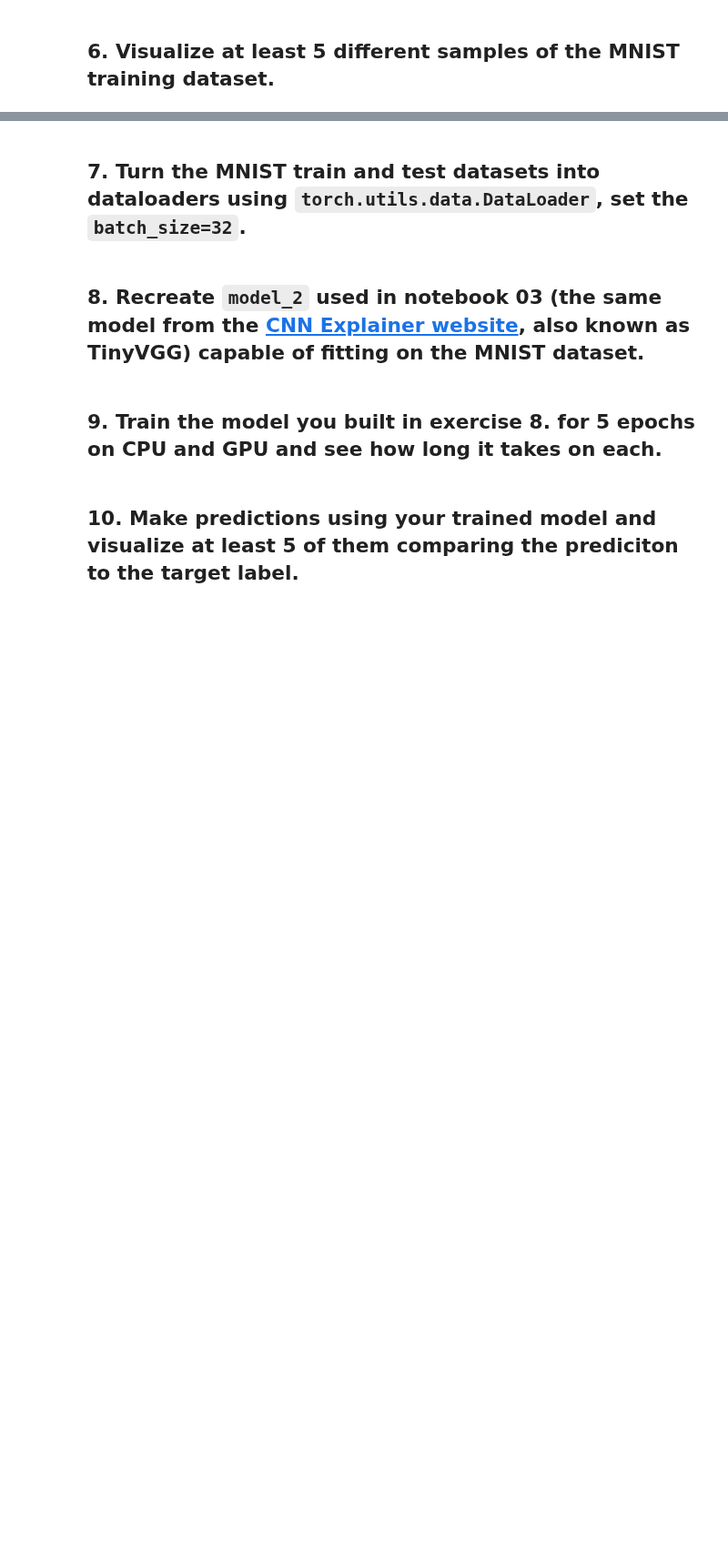
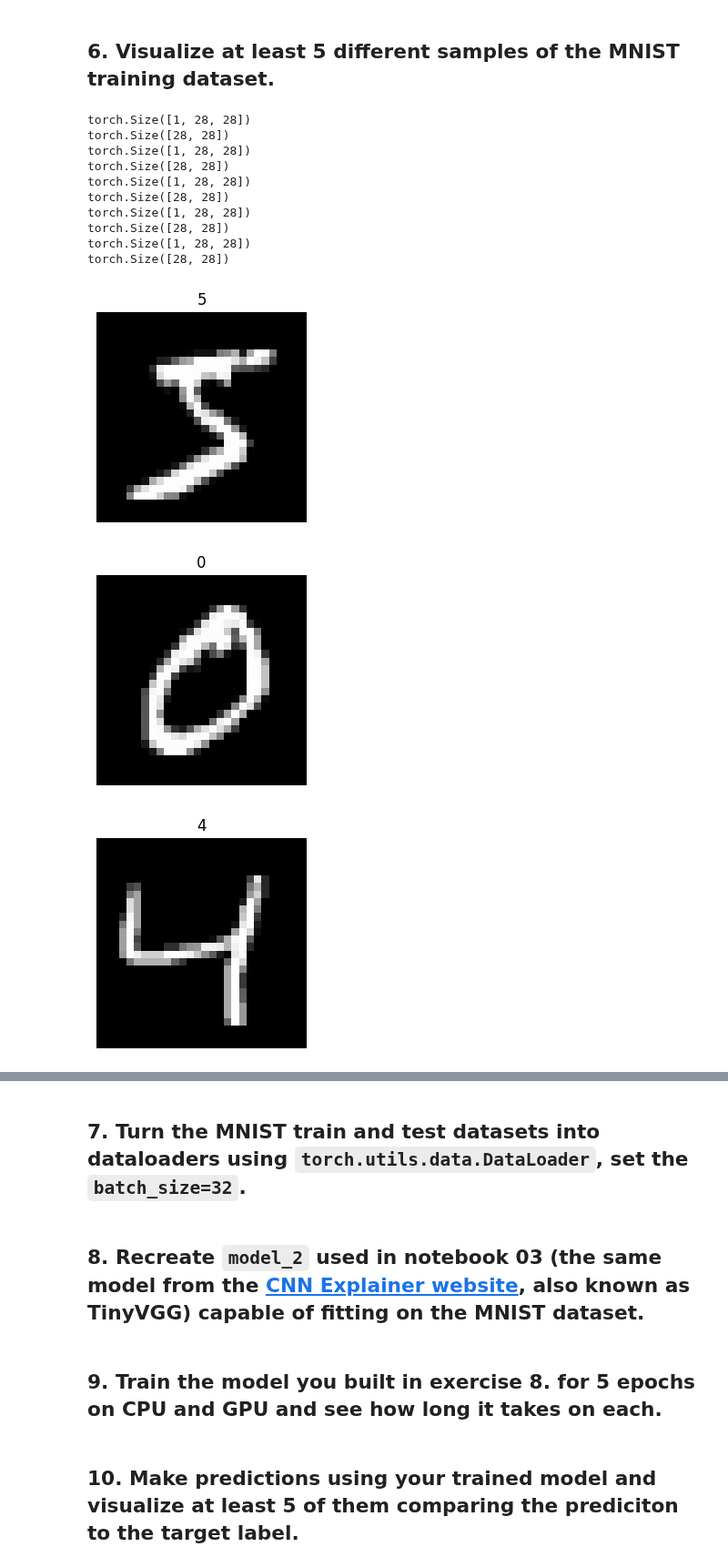
Before and after one commit to yanliu1111/pytorch-deep-learning, a Jupyter notebook: exercises/03_pytorch_computer_vision_exercises.ipynb, the cells around one changed output, grey strips where cells are left out. Shown at 91% size. Cells and saved outputs as stored; diff of their text form; code cells hidden in the pictures; blank space fills up the shorter version.

```diff
--- a/exercises/03_pytorch_computer_vision_exercises.ipynb
+++ b/exercises/03_pytorch_computer_vision_exercises.ipynb
@@ -63,0 +83,14 @@ print(torch.__version__)
+# %%
+# Setup training data
+train_data = datasets.MNIST(
+    root=".", # where to download data to?
+    train=True, # do we want the training dataset?
+    download=True, # do we want to download yes/no?
+    transform=transforms.ToTensor())  # how do we want to transform the data?
+
+
+test_data = datasets.MNIST(
+    root=".",
+    train=False,
+    download=True,
+    transform=ToTensor())
@@ -63,0 +144,4 @@ print(torch.__version__)
+# %%
+# See the first training example
+image, label = train_data[0]
+image, label
@@ -64,2 +181,28 @@ print(torch.__version__)
 # %% [markdown]
 ## 6. Visualize at least 5 different samples of the MNIST training dataset.
+# %%
+import matplotlib.pyplot as plt
+for i in range(5):
+  img = train_data[i][0]
+  print(img.shape)
+  img_squeeze = img.squeeze()
+  print(img_squeeze.shape)
+  label = train_data[i][1]
+  plt.figure(figsize=(3, 3))
+  plt.imshow(img_squeeze, cmap="gray")
+  plt.title(label)
+  plt.axis(False);
+# %% [output]
+torch.Size([1, 28, 28])
+torch.Size([28, 28])
+torch.Size([1, 28, 28])
+torch.Size([28, 28])
+torch.Size([1, 28, 28])
+torch.Size([28, 28])
+torch.Size([1, 28, 28])
+torch.Size([28, 28])
+torch.Size([1, 28, 28])
+torch.Size([28, 28])
+[figure, added]
+[figure, added]
+[figure, added]
```
Also changed, not shown: parts of 11 cells of this notebook.
